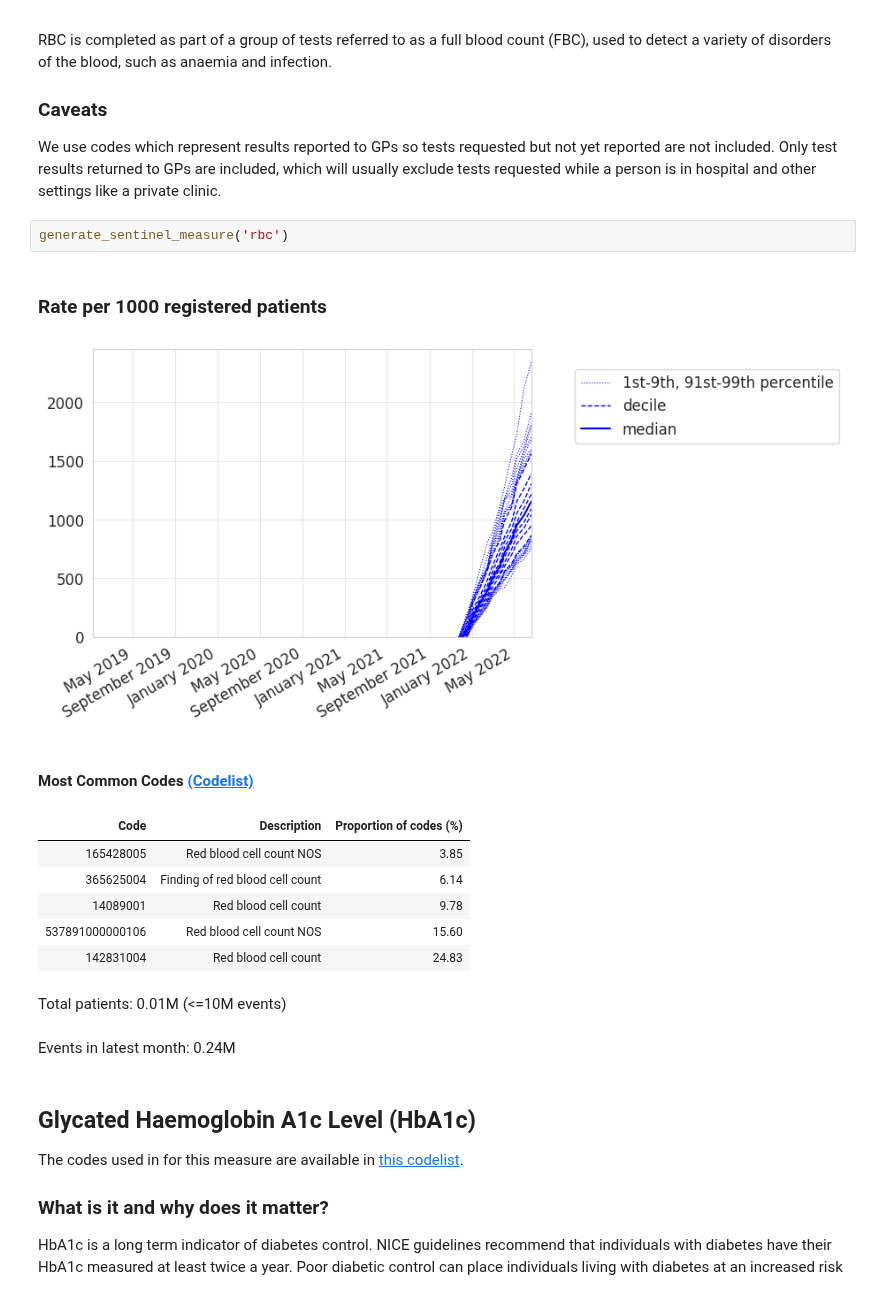
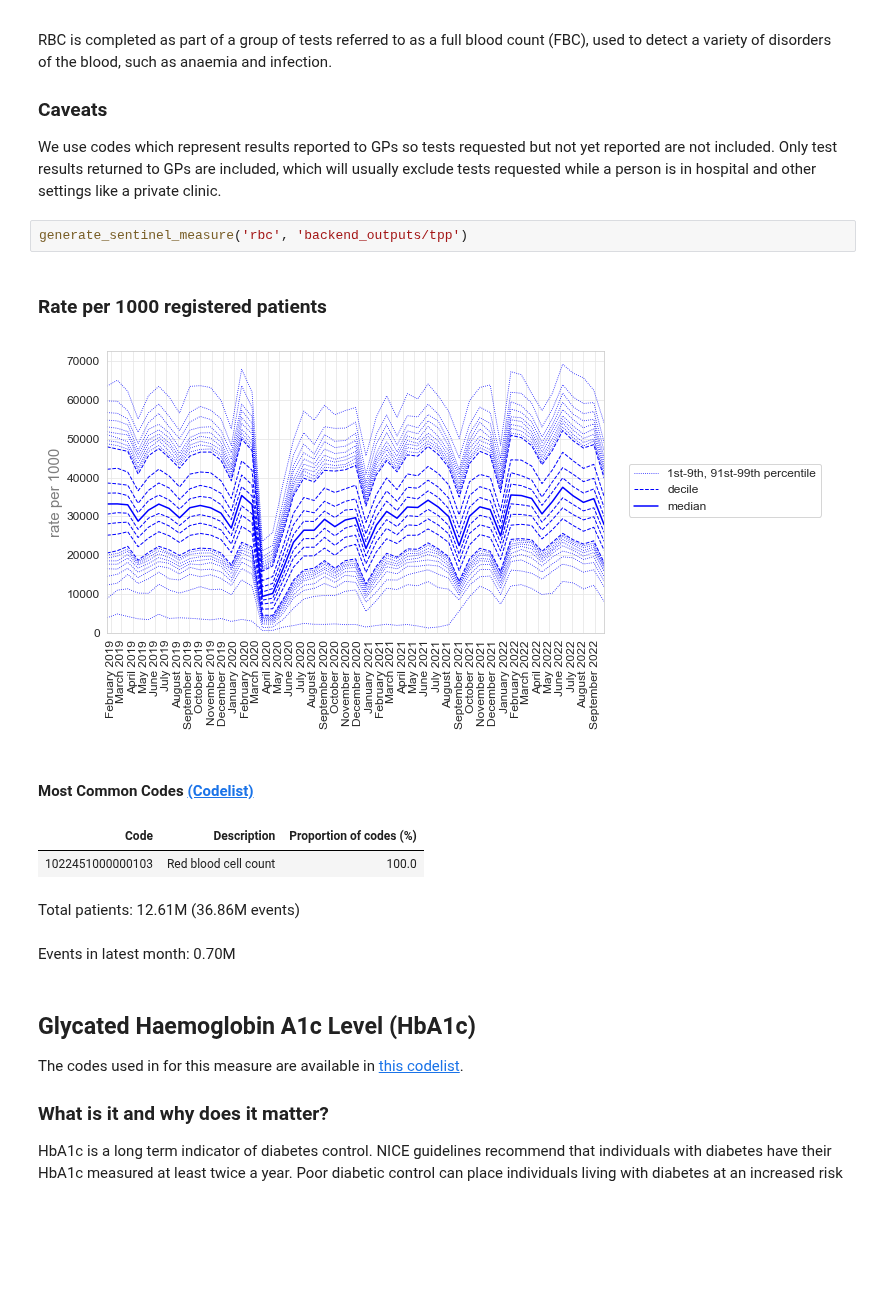
Before and after one commit to opensafely/SRO-Measures, a Jupyter notebook: analysis/sentinel_measures_updating.ipynb, the cells around one changed output. Cells and saved outputs as stored; diff of their text form; blank space fills up the shorter version.

```diff
--- a/analysis/sentinel_measures_updating.ipynb
+++ b/analysis/sentinel_measures_updating.ipynb
@@ -197,19 +317,15 @@ RBC is completed as part of a group of tests referred to as a full blood count (
 
 We use codes which represent results reported to GPs so tests requested but not yet reported are not included. Only test results returned to GPs are included, which will usually exclude tests requested while a person is in hospital and other settings like a private clinic.
 # %%
-generate_sentinel_measure('rbc')
+generate_sentinel_measure('rbc', 'backend_outputs/tpp')
 # %% [output]
 ### Rate per 1000 registered patients
-[figure, old version]
+[figure, new version]
 #### Most Common Codes <a href=https://www.opencodelists.org/codelist/opensafely/red-blood-cell-rbc-tests/576a859e/>(Codelist)</a>
 | Code | Description | Proportion of codes (%) |
-| 165428005 | Red blood cell count NOS | 3.85 |
-| 365625004 | Finding of red blood cell count | 6.14 |
-| 14089001 | Red blood cell count | 9.78 |
-| 537891000000106 | Red blood cell count NOS | 15.60 |
-| 142831004 | Red blood cell count | 24.83 |
+| 1022451000000103 | Red blood cell count | 100.0 |
-Total patients: 0.01M (<=10M events)
+Total patients: 12.61M (36.86M events)
-Events in latest month: 0.24M
+Events in latest month: 0.70M
 # %% [markdown]
 <a id="hba1c"></a>
 ## Glycated Haemoglobin A1c Level (HbA1c)
```
Also changed, not shown: parts of 12 cells of this notebook, 1 other file.
